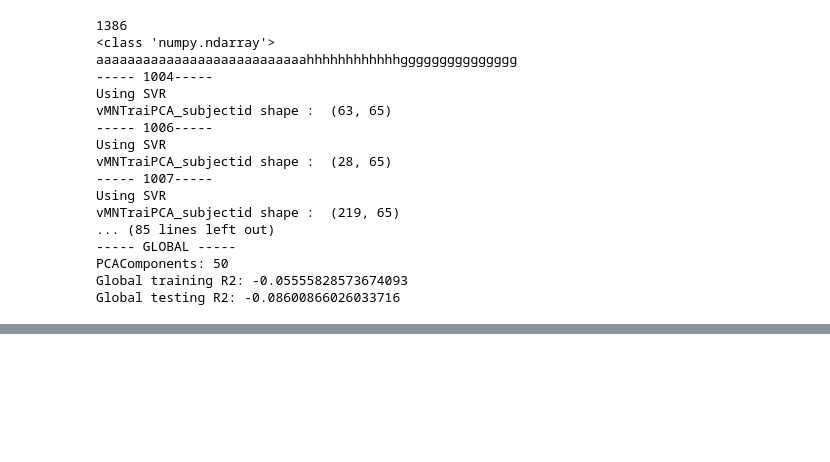
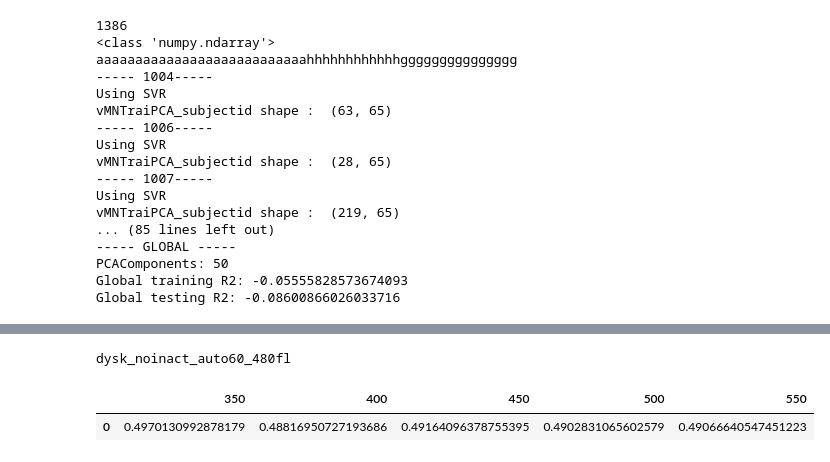
Before and after one commit to Mymoza/BeatPD-CLSP-JHU, a Jupyter notebook: drafts_and_tests.ipynb, the cells around one changed output, grey strips where cells are left out. Cells and saved outputs as stored; diff of their text form; code cells hidden in the pictures; blank space fills up the shorter version.

```diff
--- a/drafts_and_tests.ipynb
+++ b/drafts_and_tests.ipynb
@@ -167,0 +177,15 @@ Test Final score                                                 1.6518
+# %%
+%load_ext autoreload
+%autoreload 2
+
+from get_final_scores_accuracy import get_final_scores_SVR_lowest_mse_for_subjectid
+
+#sFilePath="/export/c08/lmorove1/kaldi/egs/beatPDivec/on_off_noinact_auto30_320fl/exp/ivec_400/"
+sFilePath="/export/c08/lmorove1/kaldi/egs/beatPDivec/trem_noinact_auto60_400fl/exp/ivec_400/"
+bKnn=False
+bSVR=True
+bEveryoneSVR=False
+
+#get_final_scores_SVR(sFilePath, bKnn, bSVR, bEveryoneSVR)
+
+get_final_scores_SVR_lowest_mse_for_subjectid(sFilePath, bKnn, bSVR, bEveryoneSVR)
@@ -196,3 +238,35 @@ print(vTraiSubjectId)
 
 vTraiSubjectId2 = [re.findall(sPattern, fileName)[0] for fileName in salut2]
 print(vTraiSubjectId2)
+# %%
+import pandas as pd
+import re
+
+#/export/c08/lmorove1/kaldi/egs/beatPDivec/trem_noinact_auto30/exp/ivec_350/
+#trem_noinact_auto30
+for folder in ['dysk_noinact_auto60_480fl']:#'trem_noinact_auto30']:#,'trem_noinact_auto30_320fl','trem_noinact_auto30_240fl','trem_noinact_auto60_400fl']:
+    print(folder)
+    value = []
+    liVecDim = [350,400,450,500,550]
+    for ivecDim in liVecDim:
+        sFilePath='/export/c08/lmorove1/kaldi/egs/beatPDivec/'+folder+'/exp/ivec_'+str(ivecDim)+'/'
+
+        config_pattern = re.compile(r"Test Final score\s:\s*(\d*.\d*)")
+
+        with open(sFilePath+"globalAccuPerPatientSVR_Test.log") as f:
+            for line in f:
+                match = config_pattern.search(line)
+                if match:
+                    #print(match.groups()[0])
+                    value.append(match.groups()[0])
+                    #yield line.strip()
+
+    value = pd.DataFrame(value)
+    value = value.T
+    value.columns = liVecDim
+    display(value)
+#print(list(find_user_configs("Test Final score")))
+# %% [output]
+dysk_noinact_auto60_480fl
+|  | 350 | 400 | 450 | 500 | 550 |
+| 0 | 0.4970130992878179 | 0.48816950727193686 | 0.49164096378755395 | 0.4902831065602579 | 0.49066640547451223 |
```
Also changed, not shown: parts of 5 cells of this notebook, 3 other files.
